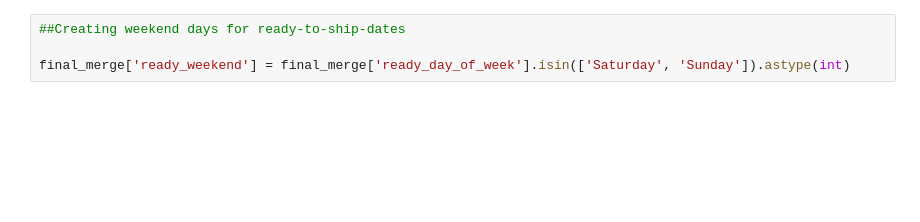
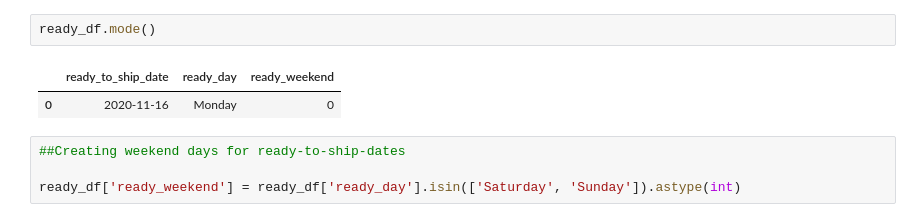
Before and after one commit to GioGonzalez07/EDA_project, a Jupyter notebook: ready_to_ship_weekdays.ipynb, the cells around one changed output. Drawn from its saved outputs; the diff is of its cells as text; blank space fills up the shorter version.

```diff
--- a/ready_to_ship_weekdays.ipynb
+++ b/ready_to_ship_weekdays.ipynb
@@ -27,4 +69,9 @@ final_merge['ready_day_of_week'] = final_merge['ready_to_ship_date'].dt.day_name
+# %%
+ready_df.mode()
+# %% [output]
+|  | ready_to_ship_date | ready_day | ready_weekend |
+| 0 | 2020-11-16 | Monday | 0 |
 # %%
 ##Creating weekend days for ready-to-ship-dates
 
-final_merge['ready_weekend'] = final_merge['ready_day_of_week'].isin(['Saturday', 'Sunday']).astype(int)
+ready_df['ready_weekend'] = ready_df['ready_day'].isin(['Saturday', 'Sunday']).astype(int)
```
Also changed, not shown: parts of 16 cells of this notebook, 4 other files.
